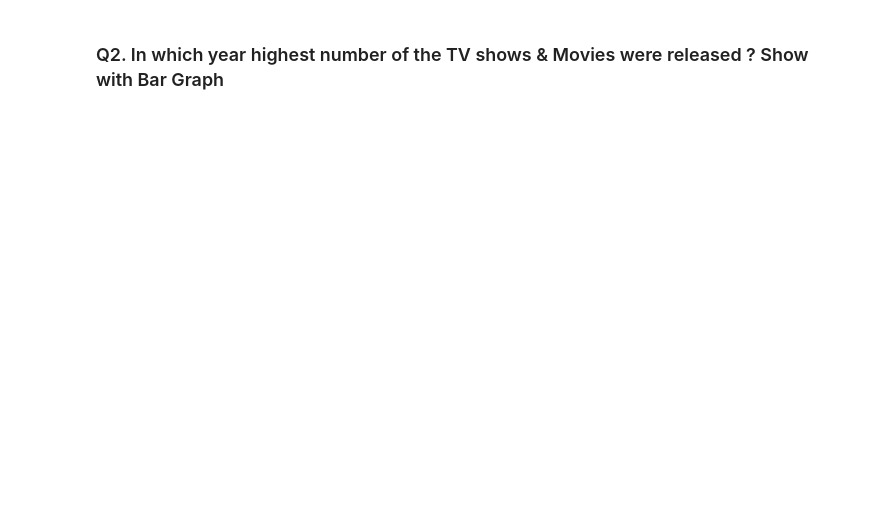
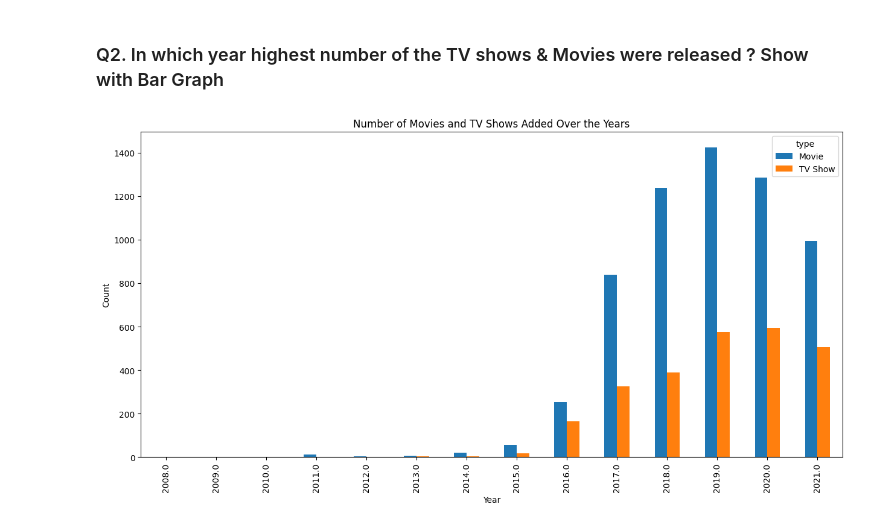
Before and after one commit to GitTanish/DataAnalysis, a Jupyter notebook: Netflix_Data.ipynb, the cells around one changed output. Cells and saved outputs as stored; diff of their text form; code cells hidden in the pictures; blank space fills up the shorter version.

```diff
--- a/Netflix_Data.ipynb
+++ b/Netflix_Data.ipynb
@@ -160,3 +160,20 @@ df[df['title'].str.contains('House of Cards')]
 | 1059 | s1060 | TV Show | House of Cards | NaN | Kevin Spacey, Robin Wright, Kate ... | United States | April 14, 2021 | 2018 | TV-MA | 6 Seasons | ... |
 # %% [markdown]
 ### Q2. In which year highest number of the TV shows & Movies were released ? Show with Bar Graph
+# %%
+# to_datetime
+df['Date_N'] = pd.to_datetime(df['date_added'], format='%B %d, %Y', errors='coerce')
+# %%
+df['year'] = df['Date_N'].dt.year
+# %%
+# Count the number of movies and TV shows for each year
+year_counts = df.groupby(['year', 'type']).size().unstack(fill_value=0)
+
+# Plotting the bar graph
+year_counts.plot(kind='bar', figsize=(15, 7))
+plt.title('Number of Movies and TV Shows Added Over the Years')
+plt.xlabel('Year')
+plt.ylabel('Count')
+plt.show()
+# %% [output]
+[figure, added]
```
